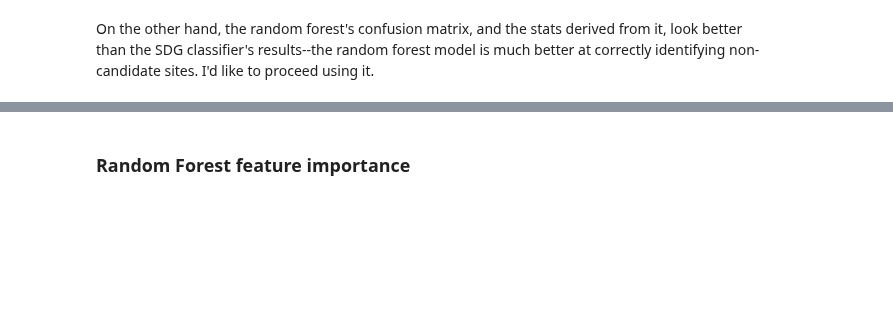
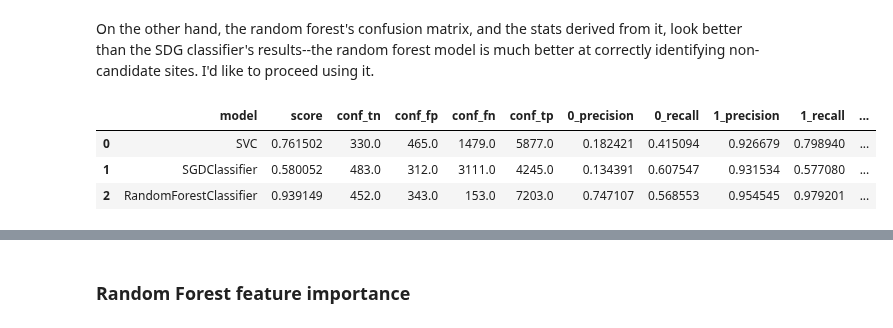
Before and after one commit to iamjeremybe/thinkful_data_science, a Jupyter notebook: Final Capstone/Thinkful Final Capstone - Siting Wind Farms - Supervised Learning models.ipynb, the cells around one changed output, grey strips where cells are left out. Cells and saved outputs as stored; diff of their text form; code cells hidden in the pictures; blank space fills up the shorter version.

```diff
--- a/Final Capstone/Thinkful Final Capstone - Siting Wind Farms - Supervised Learning models.ipynb
+++ b/Final Capstone/Thinkful Final Capstone - Siting Wind Farms - Supervised Learning models.ipynb
@@ -339,5 +474,6 @@ RandomForestClassifier(bootstrap=True, ccp_alpha=0.0, class_weight=None,
 # %%
 # How does it do against our test dataset?
 y_pred_rfc = rfc.predict(X_test1.drop('geometry',axis='columns'))
-rfc.score(X_test1.drop('geometry',axis='columns'),y_test1)
+rfc_score = rfc.score(X_test1.drop('geometry',axis='columns'),y_test1)
+rfc_score
 # %% [output]
@@ -372,2 +519,10 @@ weighted avg       0.93      0.94      0.94      8151
 # %% [markdown]
 On the other hand, the random forest's confusion matrix, and the stats derived from it, look better than the SDG classifier's results--the random forest model is much better at correctly identifying non-candidate sites. I'd like to proceed using it.
+# %%
+model_stats = compile_model_stats(model_stats,model_stats_columns,rfc,rfc_score,rfc_confusion,rfc_crossval,rfc_classification)
+model_stats
+# %% [output]
+|  | model | score | conf_tn | conf_fp | conf_fn | conf_tp | 0_precision | 0_recall | 1_precision | 1_recall | ... |
+| 0 | SVC | 0.761502 | 330.0 | 465.0 | 1479.0 | 5877.0 | 0.182421 | 0.415094 | 0.926679 | 0.798940 | ... |
+| 1 | SGDClassifier | 0.580052 | 483.0 | 312.0 | 3111.0 | 4245.0 | 0.134391 | 0.607547 | 0.931534 | 0.577080 | ... |
+| 2 | RandomForestClassifier | 0.939149 | 452.0 | 343.0 | 153.0 | 7203.0 | 0.747107 | 0.568553 | 0.954545 | 0.979201 | ... |
```
Also changed, not shown: parts of 58 cells of this notebook, 3 other files.
